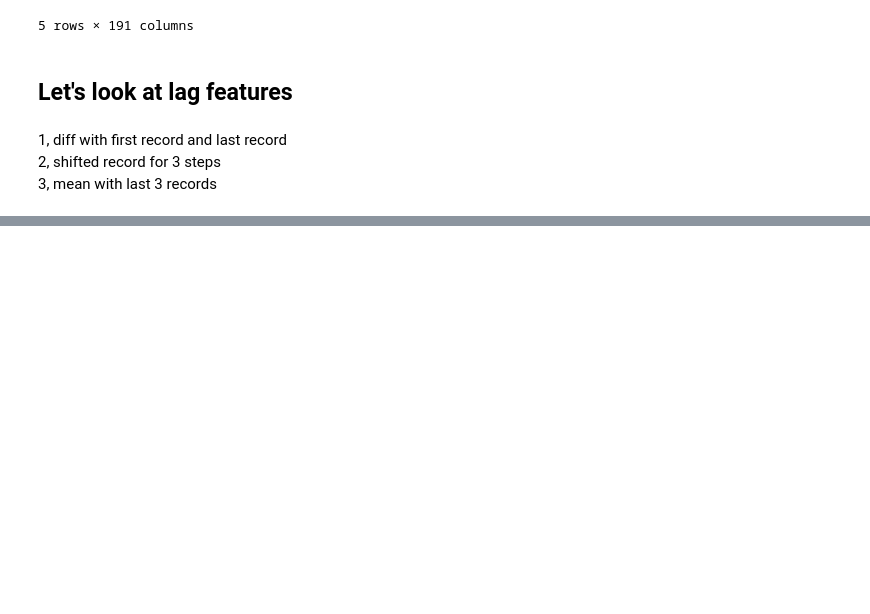
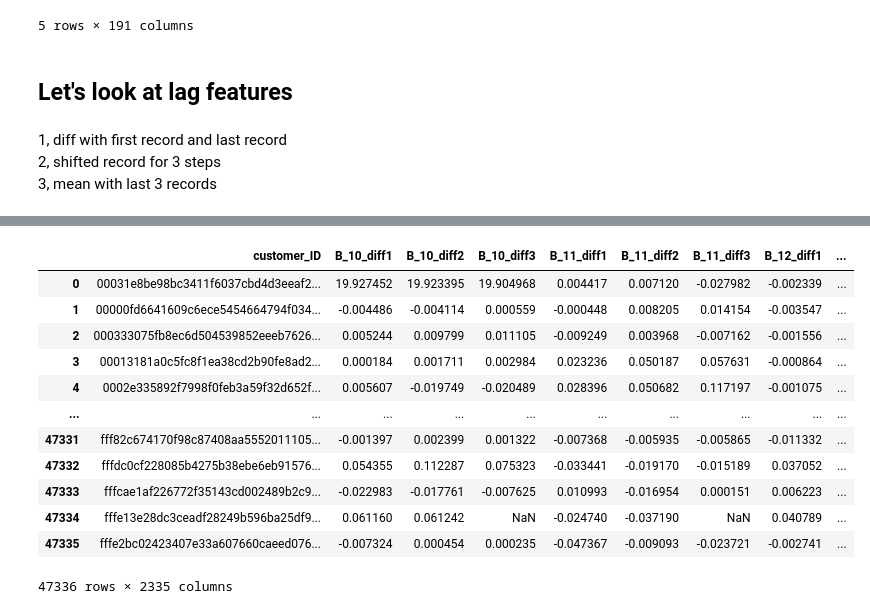
Before and after one commit to meltyyyyy/kaggle-amex, a Jupyter notebook: Notebooks/EDAs/Lag/EDA001.ipynb, the cells around one changed output, grey strips where cells are left out. Cells and saved outputs as stored; diff of their text form; code cells hidden in the pictures; blank space fills up the shorter version.

```diff
--- a/Notebooks/EDAs/Lag/EDA001.ipynb
+++ b/Notebooks/EDAs/Lag/EDA001.ipynb
@@ -114,0 +183,22 @@ df_diff1
+# %%
+train_diff.set_index('customer_ID').join(
+    train_shift.set_index('customer_ID'),
+    how='left').join(
+        train_pct.set_index('customer_ID'),
+        how='left').join(
+            train_avg.set_index('customer_ID'),
+    how='left').reset_index(drop=False)
+# %% [output]
+|  | customer_ID | B_10_diff1 | B_10_diff2 | B_10_diff3 | B_11_diff1 | B_11_diff2 | B_11_diff3 | B_12_diff1 | ... |
+| 0 | 00031e8be98bc3411f6037cbd4d3eeaf2... | 19.927452 | 19.923395 | 19.904968 | 0.004417 | 0.007120 | -0.027982 | -0.002339 | ... |
+| 1 | 00000fd6641609c6ece5454664794f034... | -0.004486 | -0.004114 | 0.000559 | -0.000448 | 0.008205 | 0.014154 | -0.003547 | ... |
+| 2 | 000333075fb8ec6d504539852eeeb7626... | 0.005244 | 0.009799 | 0.011105 | -0.009249 | 0.003968 | -0.007162 | -0.001556 | ... |
+| 3 | 00013181a0c5fc8f1ea38cd2b90fe8ad2... | 0.000184 | 0.001711 | 0.002984 | 0.023236 | 0.050187 | 0.057631 | -0.000864 | ... |
+| 4 | 0002e335892f7998f0feb3a59f32d652f... | 0.005607 | -0.019749 | -0.020489 | 0.028396 | 0.050682 | 0.117197 | -0.001075 | ... |
+| ... | ... | ... | ... | ... | ... | ... | ... | ... | ... |
+| 47331 | fff82c674170f98c87408aa5552011105... | -0.001397 | 0.002399 | 0.001322 | -0.007368 | -0.005935 | -0.005865 | -0.011332 | ... |
+| 47332 | fffdc0cf228085b4275b38ebe6eb91576... | 0.054355 | 0.112287 | 0.075323 | -0.033441 | -0.019170 | -0.015189 | 0.037052 | ... |
+| 47333 | fffcae1af226772f35143cd002489b2c9... | -0.022983 | -0.017761 | -0.007625 | 0.010993 | -0.016954 | 0.000151 | 0.006223 | ... |
+| 47334 | fffe13e28dc3ceadf28249b596ba25df9... | 0.061160 | 0.061242 | NaN | -0.024740 | -0.037190 | NaN | 0.040789 | ... |
+| 47335 | fffe2bc02423407e33a607660caeed076... | -0.007324 | 0.000454 | 0.000235 | -0.047367 | -0.009093 | -0.023721 | -0.002741 | ... |
+47336 rows × 2335 columns
```
Also changed, not shown: parts of 7 cells of this notebook, 1 other file.
